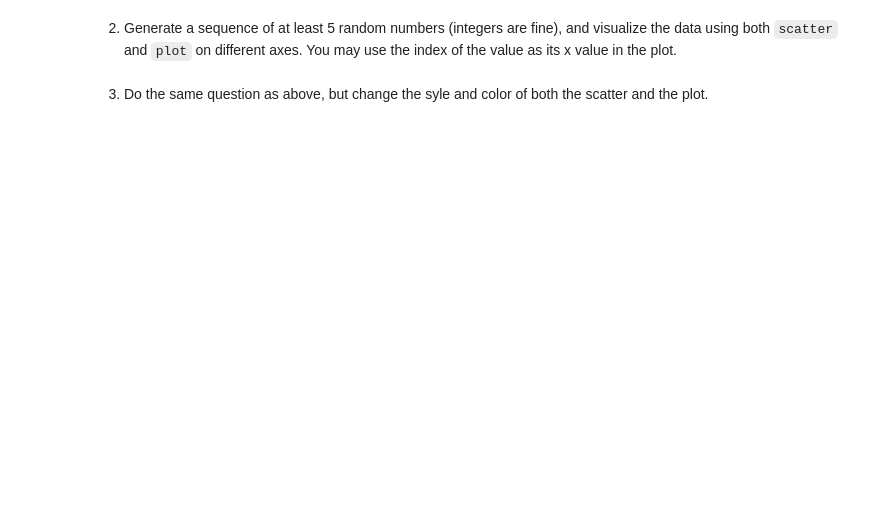
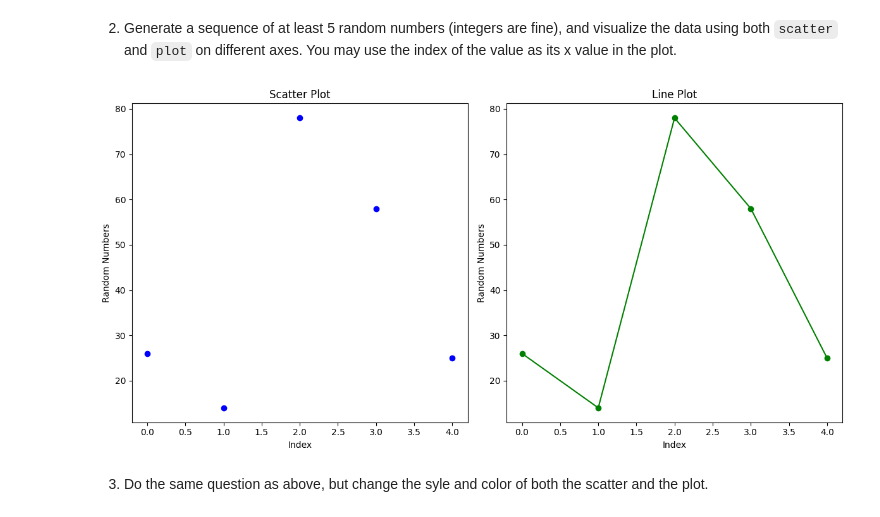
Before and after one commit to Elen-tesfai/my-matplotlib-project, a Jupyter notebook: pyplot.ipynb, the cells around one changed output. Drawn from its saved outputs; the diff is of its cells as text; code cells hidden in the pictures; blank space fills up the shorter version.

```diff
--- a/pyplot.ipynb
+++ b/pyplot.ipynb
@@ -25,4 +56,36 @@ letter_freq = dict(Counter(TEXT))
 # %% [markdown]
 2. Generate a sequence of at least 5 random numbers (integers are fine), and visualize the data using both `scatter` and `plot` on different axes.  You may use the index of the value as its x value in the plot.
+# %%
+import matplotlib.pyplot as plt
+import random
+
+# Step 1: Generate a sequence of at least 5 random integers
+random_numbers = [random.randint(1, 100) for _ in range(5)]
+
+# Step 2: Define the x-values (index of the random numbers)
+x_values = list(range(len(random_numbers)))
+
+# Step 3: Create subplots for both scatter and line plot
+fig, (ax1, ax2) = plt.subplots(1, 2, figsize=(12, 6))
+
+# Scatter Plot on the first axis (ax1)
+ax1.scatter(x_values, random_numbers, color='blue')
+ax1.set_title('Scatter Plot')
+ax1.set_xlabel('Index')
+ax1.set_ylabel('Random Numbers')
+
+# Line Plot on the second axis (ax2)
+ax2.plot(x_values, random_numbers, color='green', marker='o')
+ax2.set_title('Line Plot')
+ax2.set_xlabel('Index')
+ax2.set_ylabel('Random Numbers')
+
+# Adjust the layout for better spacing between the plots
+plt.tight_layout()
+
+# Display the plots
+plt.show()
+# %% [output]
+[figure, added]
 # %% [markdown]
 3. Do the same question as above, but change the syle and color of both the scatter and the plot.
```
Also changed, not shown: parts of 7 cells of this notebook.
